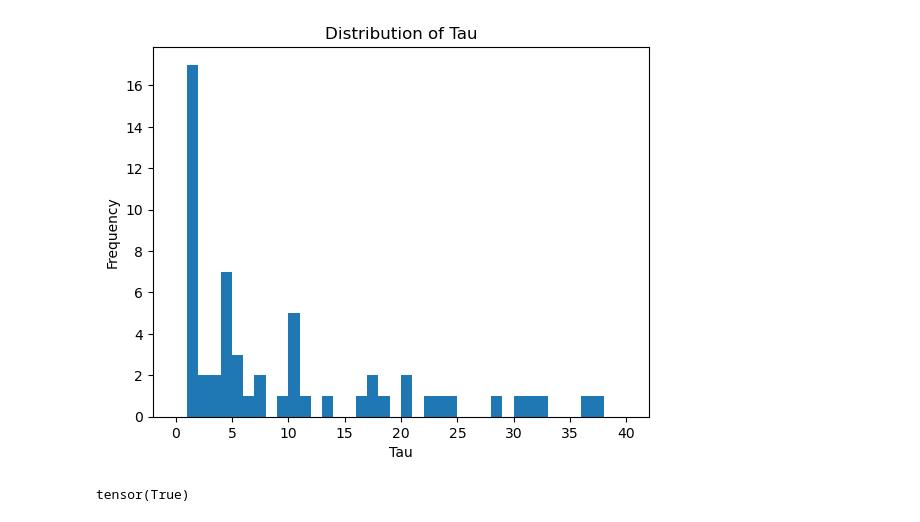
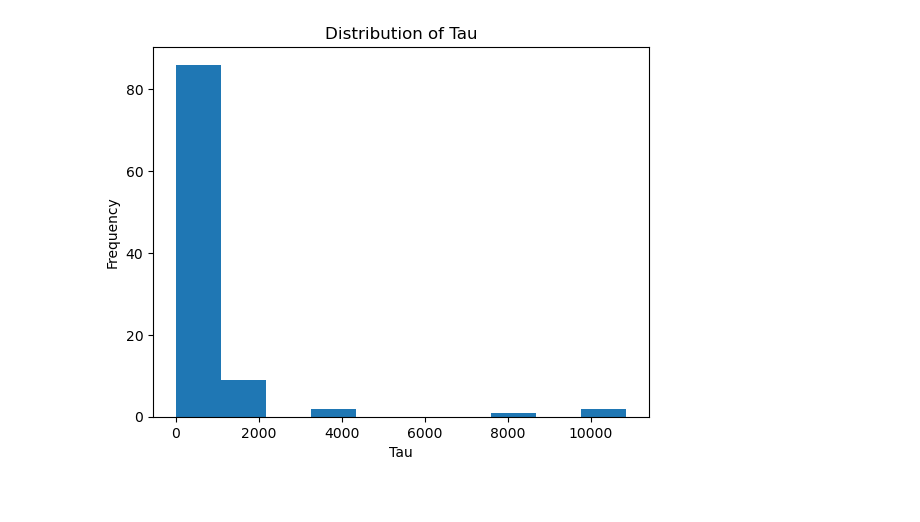
Before and after one commit to giladfrid009/llm-survival, a Jupyter notebook: real_data_conformal.ipynb, the cells around one changed output. Cells and saved outputs as stored; diff of their text form; code cells hidden in the pictures.

Commit message:
Added conformal to real data

```diff
--- a/real_data_conformal.ipynb
+++ b/real_data_conformal.ipynb
@@ -9,10 +9,10 @@ from src.datasets import PromptOnlyDataset, PropDataset
 
 cal_prompts = PromptOnlyDataset("data/rtp/split_1_0.5_0.1_0.2_0.2/cal.pkl")
 
-cal_prompts.data = cal_prompts.data[-100:]
+# cal_prompts.data = cal_prompts.data[:100]
 
 # Examine the model weights in the checkpoint before loading
-checkpoint = torch.load("saved/Prop_RTP_ModernBERT/lightning_logs/version_26/checkpoints/epoch=4-step=495.ckpt")
+checkpoint = torch.load("saved/MS_RTP_ModernBERT/lightning_logs/version_8/checkpoints/epoch=1-step=994.ckpt")
 
 model = ToxicClassifier.load_from_checkpoint("saved/Prop_RTP_ModernBERT/lightning_logs/version_26/checkpoints/epoch=4-step=495.ckpt")
 
@@ -23,7 +23,7 @@ model.set_taus(taus)
 model.eval()
 
 trainer = pl.Trainer()
-pred = trainer.predict(model, cal_prompts)
+# pred = trainer.predict(model, cal_prompts)
 # %% [output]
 Some weights of ModernBertForSequenceClassification were not initialized from the model checkpoint at answerdotai/ModernBERT-base and are newly initialized: ['classifier.bias', 'classifier.weight']
 You should probably TRAIN this model on a down-stream task to be able to use it for predictions and inference.
@@ -113,24 +60,14 @@ plt.show()
 # %%
+from matplotlib import pyplot as plt
+
 # Plot the distribution of [item['tau'][idx].item() for item in pred]
-plt.hist([item['tau'][idx].item() for item in pred], bins=range(0, 41, 1))
+plt.hist([item['tau'][idx].item() for item in pred])
 plt.xlabel("Tau")
 plt.ylabel("Frequency")
 plt.title("Distribution of Tau")
 plt.show()
 # %% [output]
-[figure, old version]
+[figure, new version]
-# %%
-max_attempts = [survival_list[i].max_attempts.item() for i in range(len(survival_list))]
-taus = [item['tau'][idx].item() for item in pred]
-
-max_attempts = torch.tensor(max_attempts).sort().values
-taus = torch.tensor(taus).sort().values
-lens = torch.tensor(lens).sort().values
-
-# Check if they are the same
-print((taus >= lens).all())
-# %% [output]
-tensor(True)
 # %%
 # Force reimport
 import importlib
```
Also changed, not shown: parts of 8 cells of this notebook.
